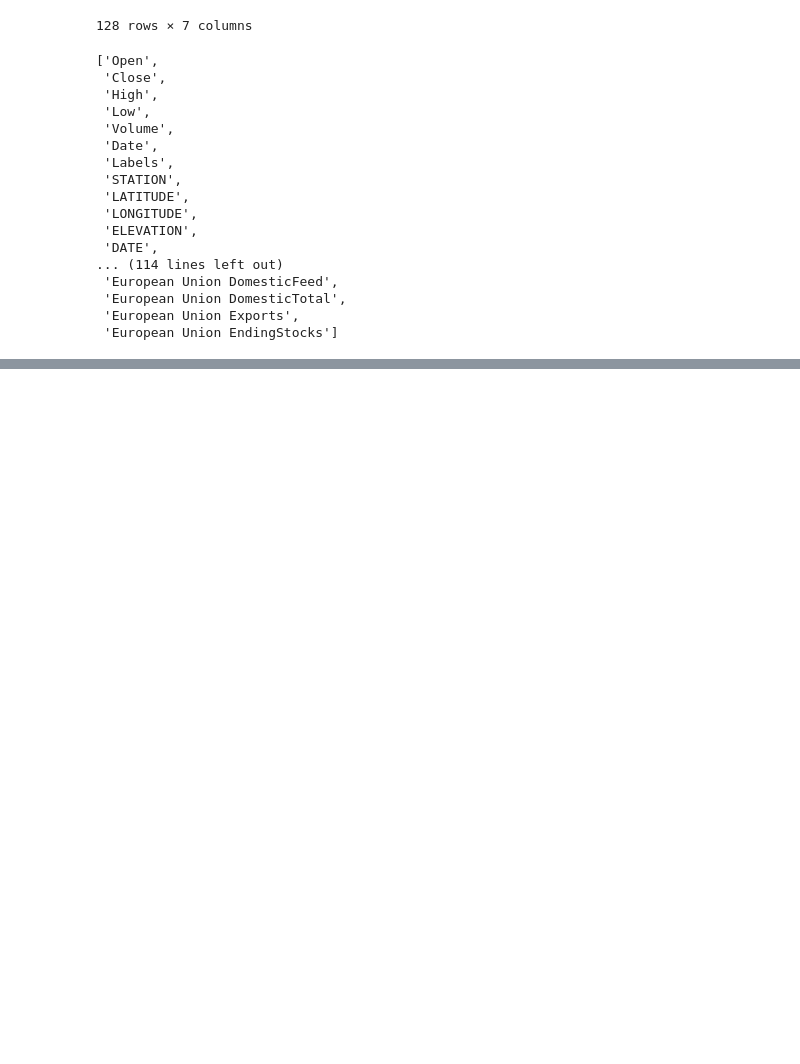
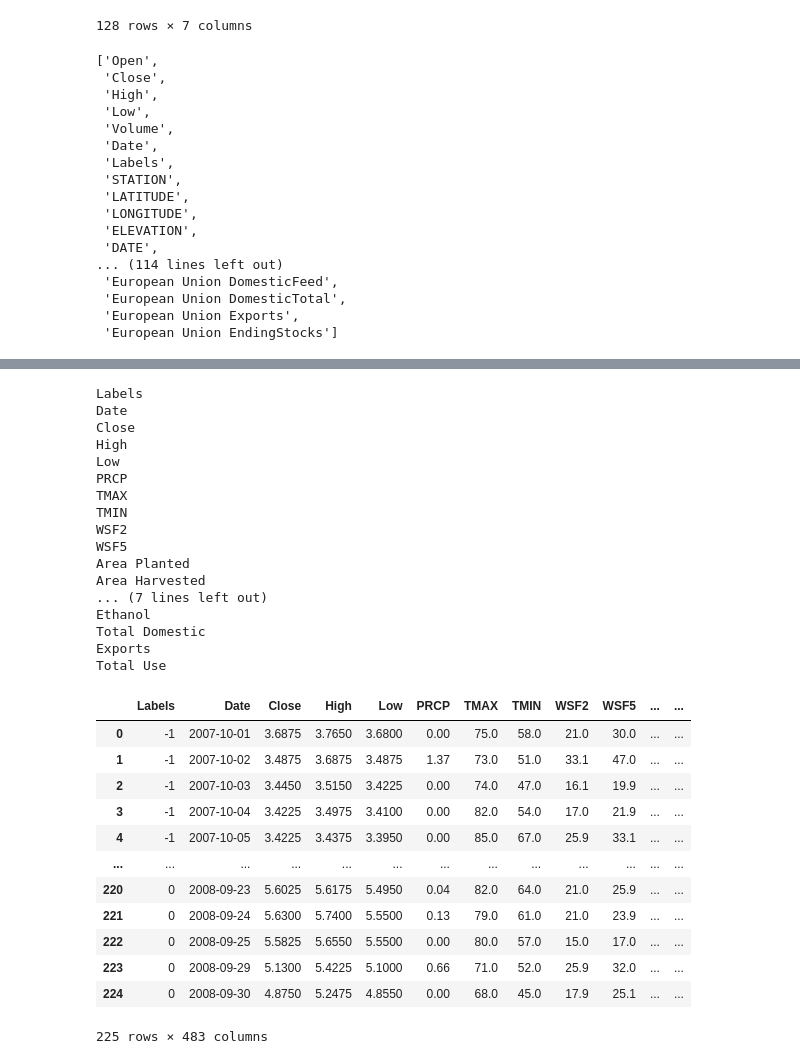
Before and after one commit to evanlipton/EENG439_CornPredictions, a Jupyter notebook: Data_Cleaning.ipynb, the cells around one changed output, grey strips where cells are left out. Cells and saved outputs as stored; diff of their text form; code cells hidden in the pictures; blank space fills up the shorter version.

```diff
--- a/Data_Cleaning.ipynb
+++ b/Data_Cleaning.ipynb
@@ -404,0 +573,7 @@ list(corn_year_dict_new[2008].columns)
+# %%
+def generate_time_lags(df,col, n_lags):
+    df_n = df.copy()
+    for n in range(1, n_lags + 1):
+        df_n[f"lag{n, col}"] = df_n[col].shift(n)
+    #df_n = df_n.iloc[n_lags:]
+    return df_n
@@ -404,0 +614,37 @@ list(corn_year_dict_new[2008].columns)
+# %%
+df_generated = test_2008
+for column in list(test_2008.keys()):
+    print(column)
+    df_generated = generate_time_lags(df_generated, column, 20)
+df_generated[]
+# %% [output]
+Labels
+Date
+Close
+High
+Low
+PRCP
+TMAX
+TMIN
+WSF2
+WSF5
+Area Planted
+Area Harvested
+... (7 lines left out)
+Ethanol
+Total Domestic
+Exports
+Total Use
+|  | Labels | Date | Close | High | Low | PRCP | TMAX | TMIN | WSF2 | WSF5 | ... | ... |
+| 0 | -1 | 2007-10-01 | 3.6875 | 3.7650 | 3.6800 | 0.00 | 75.0 | 58.0 | 21.0 | 30.0 | ... | ... |
+| 1 | -1 | 2007-10-02 | 3.4875 | 3.6875 | 3.4875 | 1.37 | 73.0 | 51.0 | 33.1 | 47.0 | ... | ... |
+| 2 | -1 | 2007-10-03 | 3.4450 | 3.5150 | 3.4225 | 0.00 | 74.0 | 47.0 | 16.1 | 19.9 | ... | ... |
+| 3 | -1 | 2007-10-04 | 3.4225 | 3.4975 | 3.4100 | 0.00 | 82.0 | 54.0 | 17.0 | 21.9 | ... | ... |
+| 4 | -1 | 2007-10-05 | 3.4225 | 3.4375 | 3.3950 | 0.00 | 85.0 | 67.0 | 25.9 | 33.1 | ... | ... |
+| ... | ... | ... | ... | ... | ... | ... | ... | ... | ... | ... | ... | ... |
+| 220 | 0 | 2008-09-23 | 5.6025 | 5.6175 | 5.4950 | 0.04 | 82.0 | 64.0 | 21.0 | 25.9 | ... | ... |
+| 221 | 0 | 2008-09-24 | 5.6300 | 5.7400 | 5.5500 | 0.13 | 79.0 | 61.0 | 21.0 | 23.9 | ... | ... |
+| 222 | 0 | 2008-09-25 | 5.5825 | 5.6550 | 5.5500 | 0.00 | 80.0 | 57.0 | 15.0 | 17.0 | ... | ... |
+| 223 | 0 | 2008-09-29 | 5.1300 | 5.4225 | 5.1000 | 0.66 | 71.0 | 52.0 | 25.9 | 32.0 | ... | ... |
+| 224 | 0 | 2008-09-30 | 4.8750 | 5.2475 | 4.8550 | 0.00 | 68.0 | 45.0 | 17.9 | 25.1 | ... | ... |
+225 rows × 483 columns
```
Also changed, not shown: parts of 32 cells of this notebook, 3 other files.
